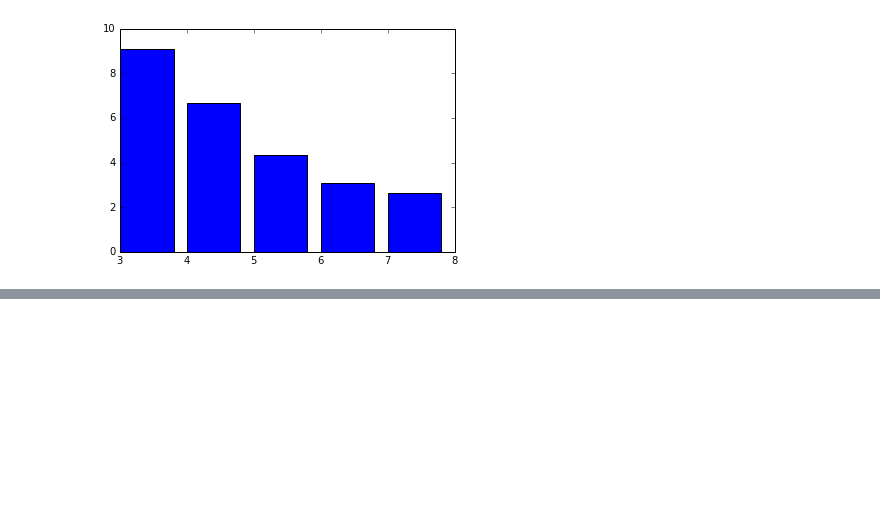
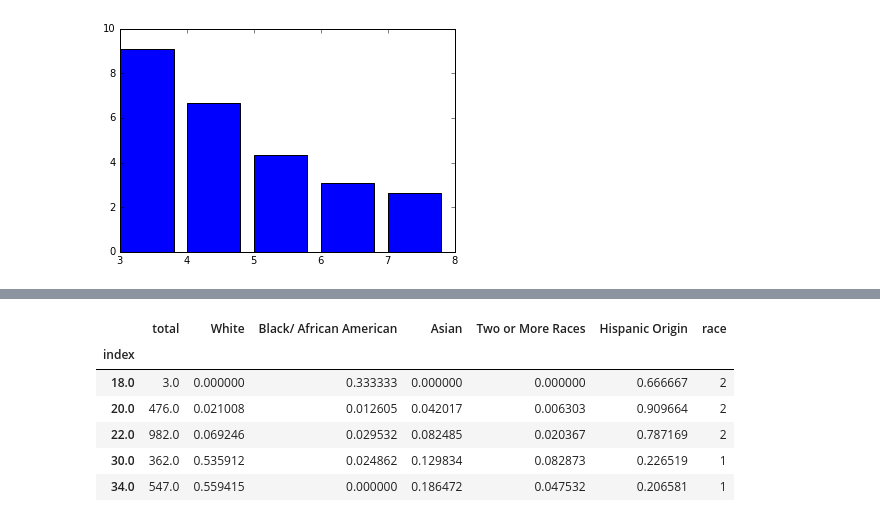
Before and after one commit to HaichaoWu/1001_project, a Jupyter notebook: Raochuan/notebook_Raochuan_Fan.ipynb, the cells around one changed output, grey strips where cells are left out. Saved outputs shown, nothing was run; the diff lists cells and outputs as text; code cells hidden in the pictures; blank space fills up the shorter version.

```diff
--- a/Raochuan/notebook_Raochuan_Fan.ipynb
+++ b/Raochuan/notebook_Raochuan_Fan.ipynb
@@ -327,0 +352,10 @@ race2010.to_csv('race2010.csv')
+# %%
+race2010.head()
+# %% [output]
+|  | total | White | Black/ African American | Asian | Two or More Races | Hispanic Origin | race |
+| index |  |  |  |  |  |  |  |
+| 18.0 | 3.0 | 0.000000 | 0.333333 | 0.000000 | 0.000000 | 0.666667 | 2 |
+| 20.0 | 476.0 | 0.021008 | 0.012605 | 0.042017 | 0.006303 | 0.909664 | 2 |
+| 22.0 | 982.0 | 0.069246 | 0.029532 | 0.082485 | 0.020367 | 0.787169 | 2 |
+| 30.0 | 362.0 | 0.535912 | 0.024862 | 0.129834 | 0.082873 | 0.226519 | 1 |
+| 34.0 | 547.0 | 0.559415 | 0.000000 | 0.186472 | 0.047532 | 0.206581 | 1 |
```
Also changed, not shown: parts of 6 cells of this notebook, 4 other files.
